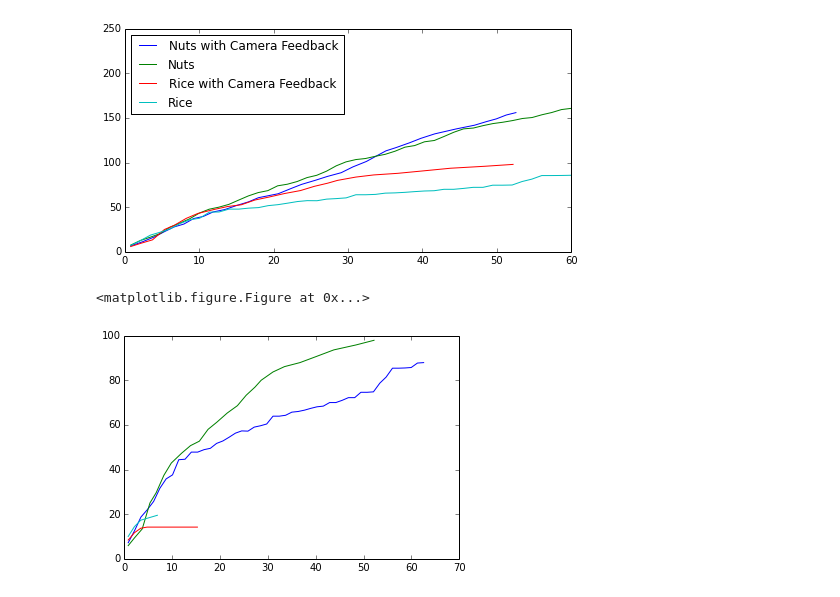
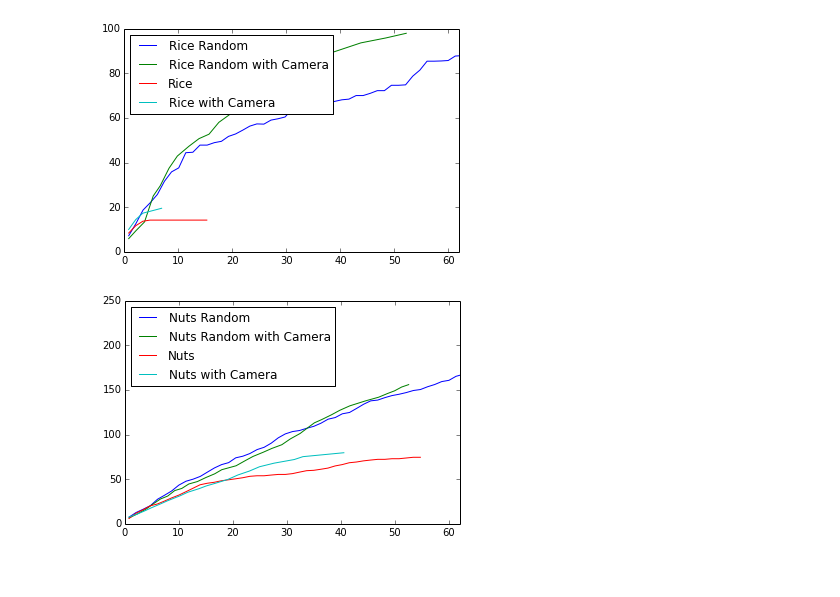
Before and after one commit to travers-rhodes/ada_tutorial, a Jupyter notebook: plots/MakePlots.ipynb, the cells around one changed output. Drawn from its saved outputs; the diff is of its cells as text; code cells hidden in the pictures.

```diff
--- a/plots/MakePlots.ipynb
+++ b/plots/MakePlots.ipynb
@@ -0,0 +41,31 @@
+# %%
+%matplotlib inline
+import numpy as np
+import matplotlib.pyplot as plt
+
+file_names_labels = [("../final_results/nuts_constant_camera.txt", "Rice"),
+                     ("../final_results/nuts_constant_camera2.txt", "Rice"),
+                     ("../final_results/nuts_constant_camera3.txt", "Rice"),
+                    ("../final_results/nuts_constant_no_camera.txt", "Rice No Camera"),
+                    ("../final_results/nuts_constant_no_camera2.txt", "Rice No Camera"),
+                    ("../final_results/nuts_constant_no_camera3.txt", "Rice No Camera"),
+                    ("../final_results/nuts_random_with_camera.txt", "Rice Random"),
+                    ("../final_results/nuts_random_with_camera2.txt", "Rice Random"),
+                    ("../final_results/nuts_random_with_camera3.txt", "Rice Random"),
+                    ("../final_results/nuts_random_no_camera.txt", "Rice Random No Camera"),
+                    ("../final_results/nuts_random_no_camera2.txt", "Rice Random No Camera"),
+                    ("../final_results/nuts_random_no_camera3.txt", "Rice Random No Camera"),
+                    ]
+
+plt.figure(figsize=(10,8))
+for nameAndLabel in file_names_labels:
+  dat = np.loadtxt(nameAndLabel[0], delimiter=",", usecols = (0,1,2))
+  plt.plot(range(dat.shape[0]), dat[:,1], label=nameAndLabel[1])
+
+plt.legend(loc='upper left')
+plt.xlim((0,20))
+plt.ylabel("Cumulative Mass Fed (g)")
+plt.xlabel("Cumulative Distance Traveled (m)")
+
+plt.show()
+#plt.savefig("ValueOfCameraFeedback")
@@ -1,41 +74,38 @@
 # %%
 %matplotlib inline
 import numpy as np
 import matplotlib.pyplot as plt
 
-file_names_labels = [("../random_move_with_camera.txt", "Nuts with Camera Feedback"),
-                     ("../random_move_no_camera.txt", "Nuts"),
-                     ("../rice_random_move_with_camera.txt", "Rice with Camera Feedback"),
-                       ("../rice_random_move_no_camera.txt", "Rice")]
+file_names_labels = [("../rice_random_move_no_camera.txt", "Rice Random"),
+                       ("../rice_random_move_with_camera.txt", "Rice Random with Camera"),
+                       ("../rice_constant_move_no_camera.txt", "Rice"),
+                       ("../rice_constant_move_with_camera.txt", "Rice with Camera")]
 
-plt.figure(figsize=(8,4))
 for nameAndLabel in file_names_labels:
   dat = np.loadtxt(nameAndLabel[0], delimiter=",")
   plt.plot(dat[:,2], dat[:,1], label=nameAndLabel[1])
 
 plt.legend(loc='upper left')
-plt.xlim((0,60))
-
+plt.xlim((0,62))
 plt.show()
-plt.savefig("ValueOfCameraFeedback")
 # %% [output]
-[figure, old version]
+[figure, new version]
-<matplotlib.figure.Figure at 0x...>
 # %%
 %matplotlib inline
 import numpy as np
 import matplotlib.pyplot as plt
 
-file_name_templates = ["../%srandom_move_no_camera.txt",
-                       "../%srandom_move_with_camera.txt",
-                       "../%sconstant_move_no_camera.txt",
-                       "../%sconstant_move_with_camera.txt"]
+file_names_labels = [("../random_move_no_camera.txt", "Nuts Random"),
+                       ("../random_move_with_camera.txt", "Nuts Random with Camera"),
+                       ("../constant_move_no_camera.txt", "Nuts"),
+                       ("../constant_move_with_camera.txt", "Nuts with Camera")]
 
-for template in file_name_templates:
-  name = template % "rice_"
-  dat = np.loadtxt(name, delimiter=",")
-  plt.plot(dat[:,2], dat[:,1])
+for nameAndLabel in file_names_labels:
+  dat = np.loadtxt(nameAndLabel[0], delimiter=",")
+  plt.plot(dat[:,2], dat[:,1], label=nameAndLabel[1])
 
+plt.legend(loc='upper left')
+plt.xlim((0,62))
 plt.show()
 # %% [output]
-[figure, old version]
+[figure, new version]
```
Also changed, not shown: parts of 2 cells of this notebook, 1 other file.
